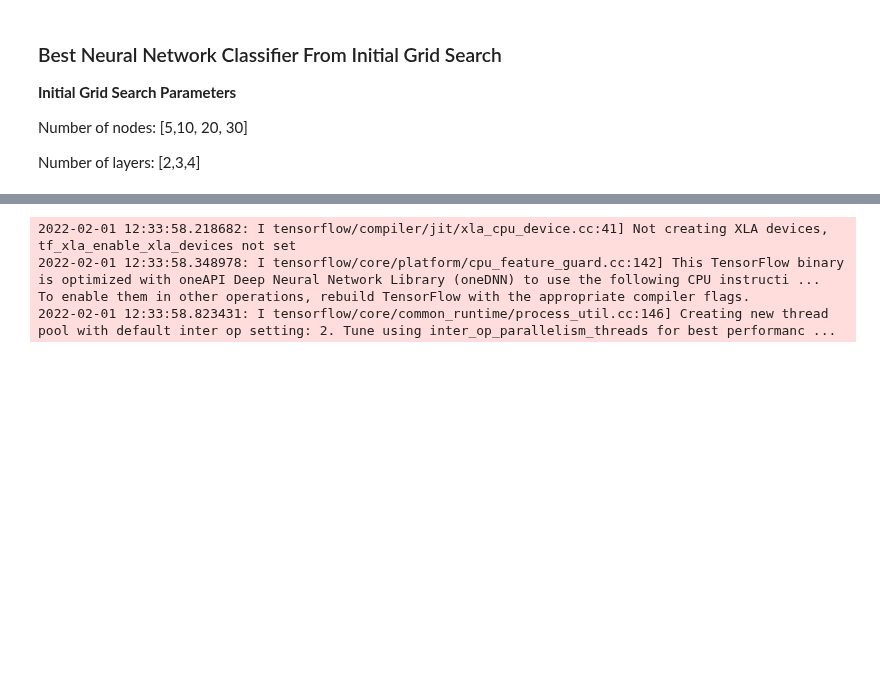
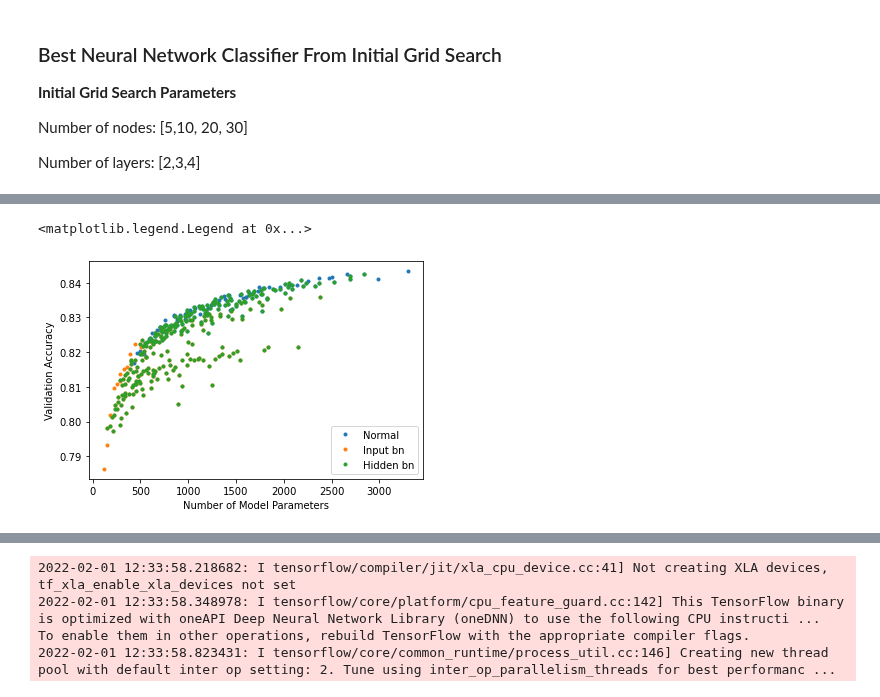
Before and after one commit to zcapjdb/UKAEAGroupProject, a Jupyter notebook: Classifier.ipynb, the cells around one changed output, grey strips where cells are left out. Cells and saved outputs as stored; diff of their text form; code cells hidden in the pictures; blank space fills up the shorter version.

```diff
--- a/Classifier.ipynb
+++ b/Classifier.ipynb
@@ -155,0 +139,11 @@ Looking at the plot above we can see that increasing the number of model paramet
+# %%
+plt.figure()
+plt.plot(n_params[np.where(bottle_in == 0)], val_accs[np.where(bottle_in == 0)], '.', label = 'Normal')
+plt.plot(n_params[np.where(bottle_in == 1)], val_accs[np.where(bottle_in == 1)], '.', label = 'Input bn')
+plt.plot(n_params[np.where(bottle_hid == 1)], val_accs[np.where(bottle_hid == 1)], '.', label = 'Hidden bn')
+plt.xlabel("Number of Model Parameters")
+plt.ylabel("Validation Accuracy")
+plt.legend()
+# %% [output]
+<matplotlib.legend.Legend at 0x...>
+[figure, added]
```
Also changed, not shown: parts of 21 cells of this notebook, 1 other file.
